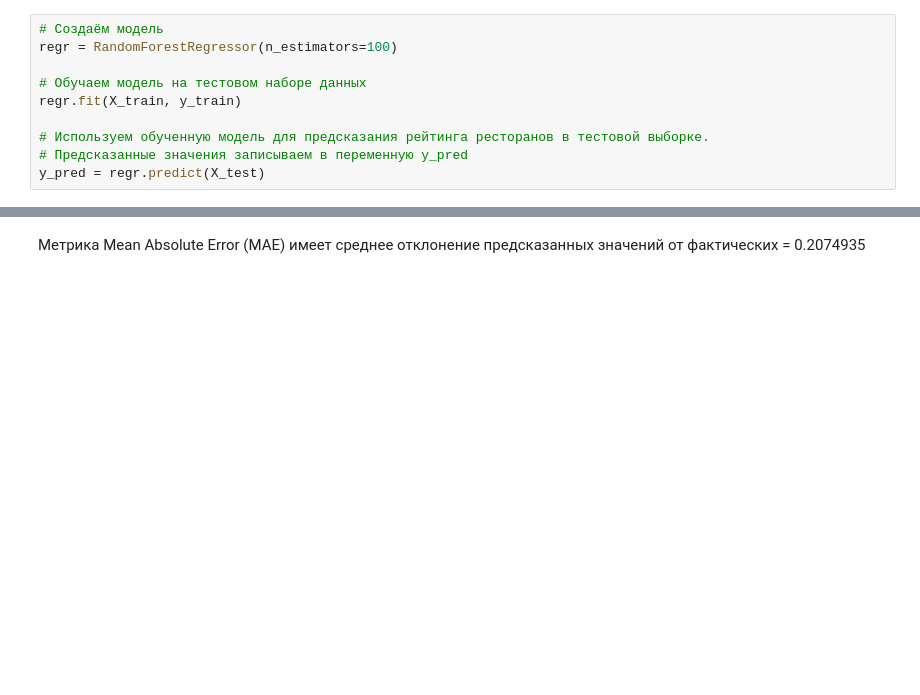
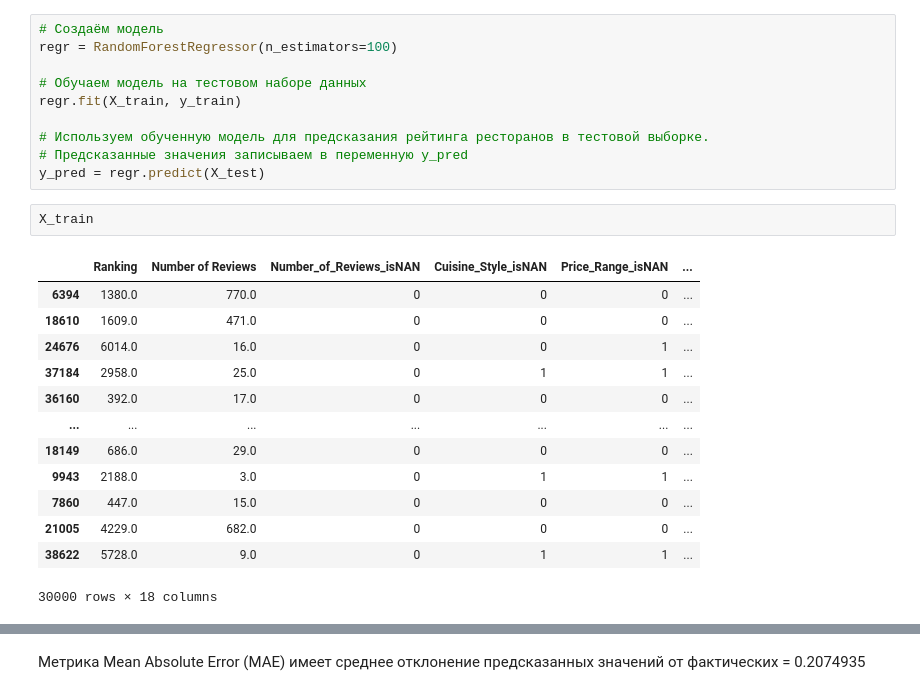
Before and after one commit to olgaavetrova/skillfactory_rds_olgaavetrova, a Jupyter notebook: module_3/your_first_model.ipynb, the cells around one changed output, grey strips where cells are left out. Saved outputs shown, nothing was run; the diff lists cells and outputs as text; blank space fills up the shorter version.

```diff
--- a/module_3/your_first_model.ipynb
+++ b/module_3/your_first_model.ipynb
@@ -465,6 +465,22 @@ regr.fit(X_train, y_train)
 # Используем обученную модель для предсказания рейтинга ресторанов в тестовой выборке.
 # Предсказанные значения записываем в переменную y_pred
 y_pred = regr.predict(X_test)
+# %%
+X_train
+# %% [output]
+|  | Ranking | Number of Reviews | Number_of_Reviews_isNAN | Cuisine_Style_isNAN | Price_Range_isNAN | ... |
+| 6394 | 1380.0 | 770.0 | 0 | 0 | 0 | ... |
+| 18610 | 1609.0 | 471.0 | 0 | 0 | 0 | ... |
+| 24676 | 6014.0 | 16.0 | 0 | 0 | 1 | ... |
+| 37184 | 2958.0 | 25.0 | 0 | 1 | 1 | ... |
+| 36160 | 392.0 | 17.0 | 0 | 0 | 0 | ... |
+| ... | ... | ... | ... | ... | ... | ... |
+| 18149 | 686.0 | 29.0 | 0 | 0 | 0 | ... |
+| 9943 | 2188.0 | 3.0 | 0 | 1 | 1 | ... |
+| 7860 | 447.0 | 15.0 | 0 | 0 | 0 | ... |
+| 21005 | 4229.0 | 682.0 | 0 | 0 | 0 | ... |
+| 38622 | 5728.0 | 9.0 | 0 | 1 | 1 | ... |
+30000 rows × 18 columns
 # %%
 # Сравниваем предсказанные значения (y_pred) с реальными (y_test), и смотрим насколько они в среднем отличаются
 # Метрика называется Mean Absolute Error (MAE) и показывает среднее отклонение предсказанных значений от фактических.
```
Also changed, not shown: parts of 3 cells of this notebook, 15 other files.
